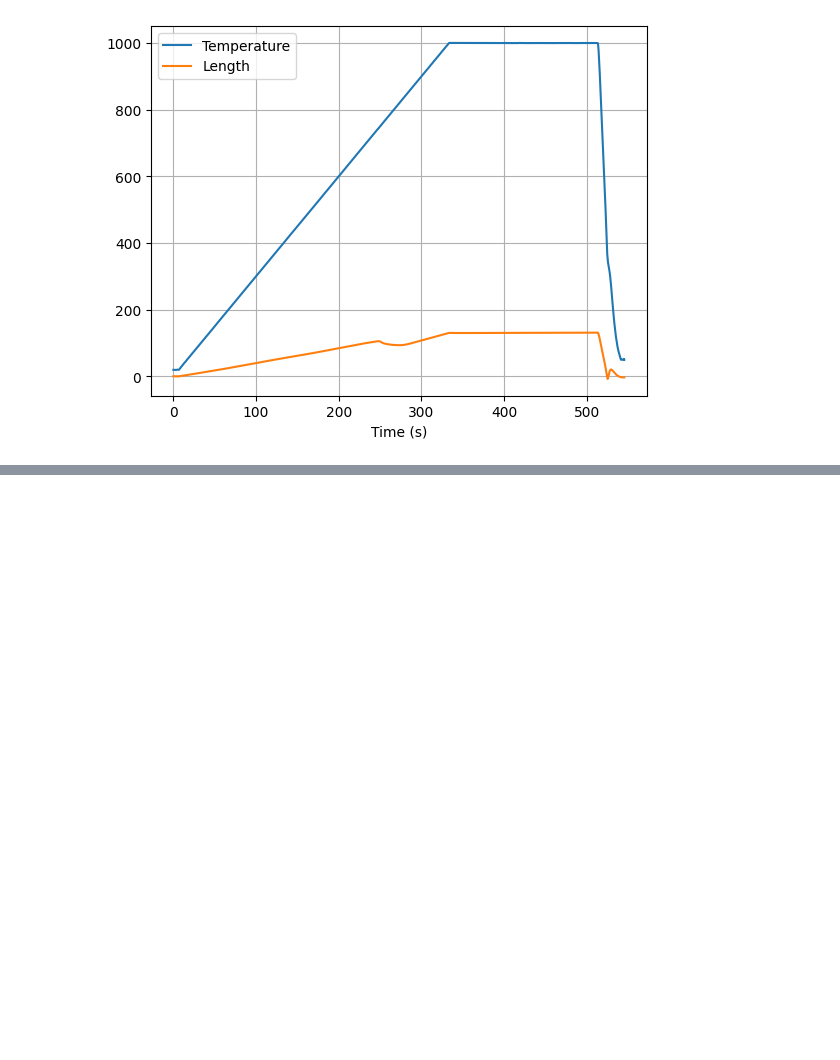
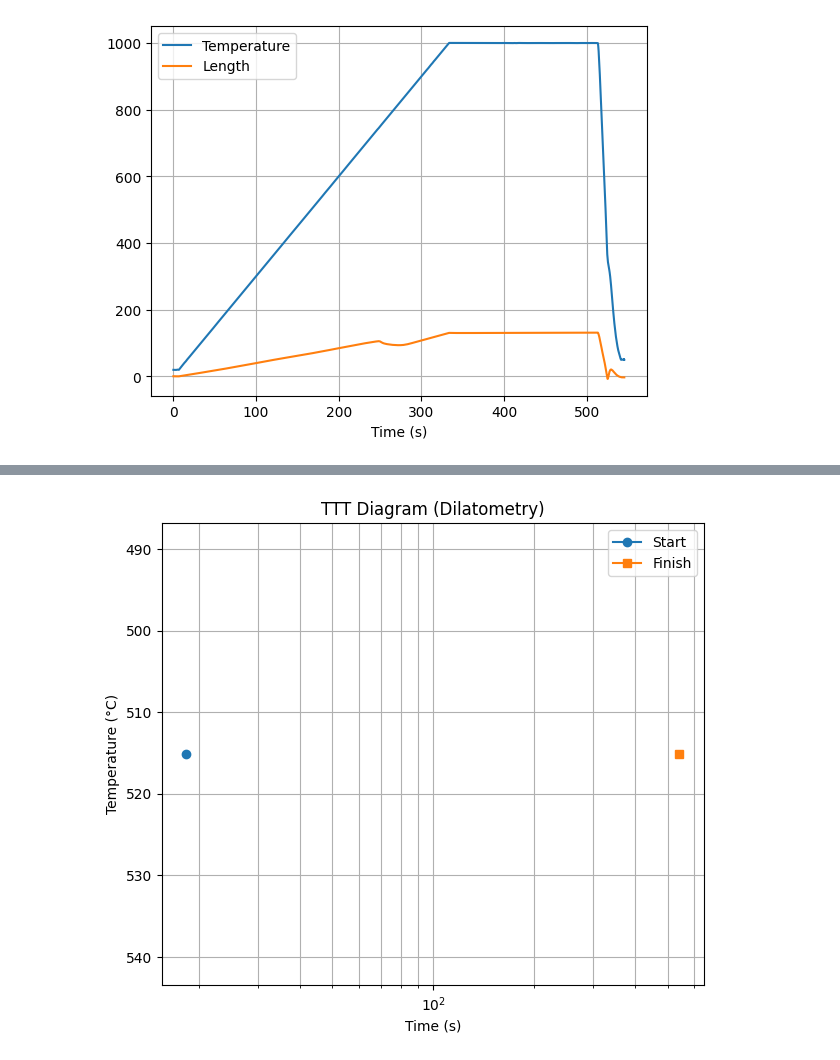
Before and after one commit to Tomzonkal/Bainitu_segmenation, a Jupyter notebook: plot_measurements.ipynb, the cells around one changed output, grey strips where cells are left out. Drawn from its saved outputs; the diff is of its cells as text; code cells hidden in the pictures; blank space fills up the shorter version.

```diff
--- a/plot_measurements.ipynb
+++ b/plot_measurements.ipynb
@@ -64,0 +97,23 @@ plt.show()
+# %%
+results = []
+results.append({
+    "T": T_iso,
+    "t_start": t_start,
+    "t_finish": t_finish
+})
+# %%
+res = pd.DataFrame(results)
+
+plt.figure(figsize=(7,6))
+plt.semilogx(res["t_start"], res["T"], 'o-', label="Start")
+plt.semilogx(res["t_finish"], res["T"], 's-', label="Finish")
+
+plt.gca().invert_yaxis()
+plt.xlabel("Time (s)")
+plt.ylabel("Temperature (°C)")
+plt.title("TTT Diagram (Dilatometry)")
+plt.legend()
+plt.grid(True, which="both")
+plt.show()
+# %% [output]
+[figure, added]
```
Also changed, not shown: parts of 3 cells of this notebook, 24 other files.
